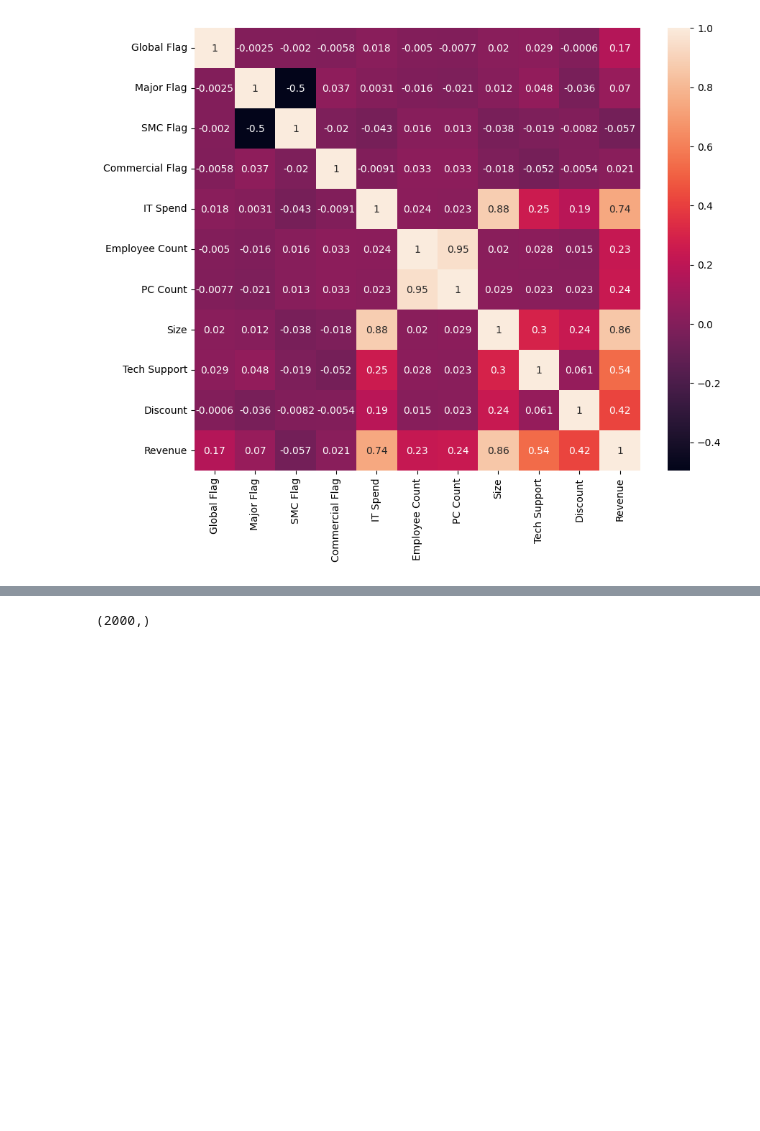
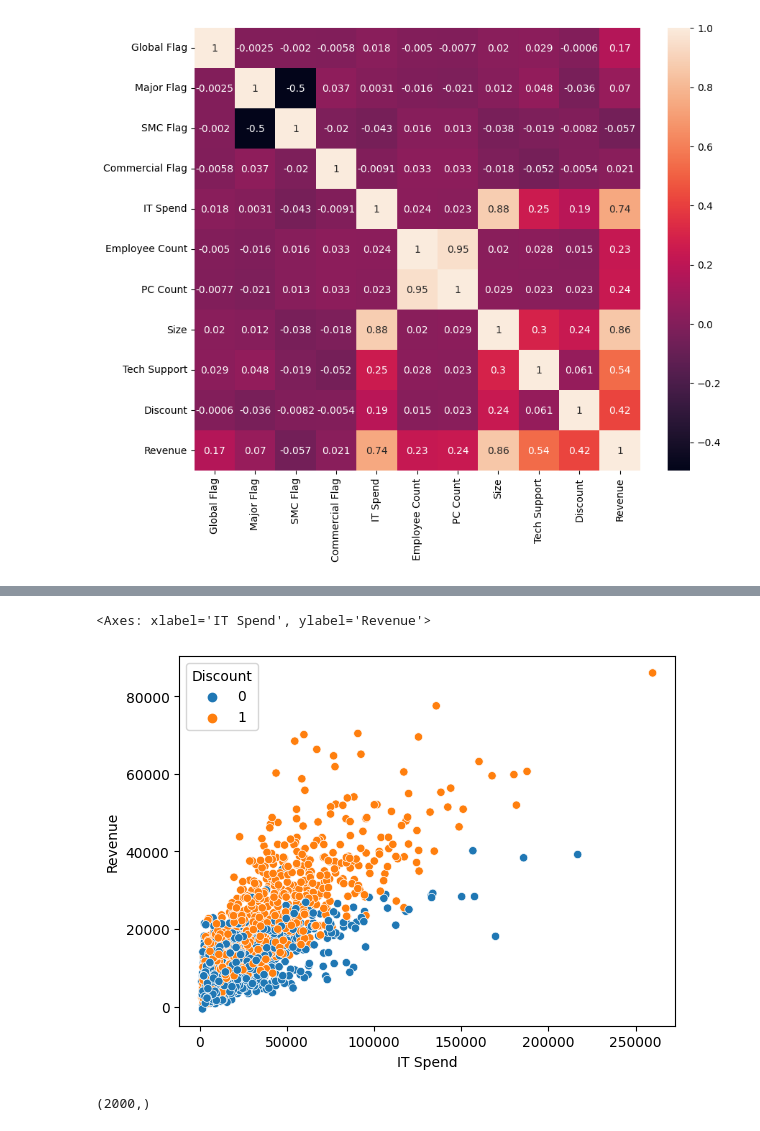
Before and after one commit to sooluh/software-revenue, a Jupyter notebook: notebook.ipynb, the cells around one changed output, grey strips where cells are left out. Drawn from its saved outputs; the diff is of its cells as text; code cells hidden in the pictures; blank space fills up the shorter version.

```diff
--- a/notebook.ipynb
+++ b/notebook.ipynb
@@ -96,3 +101,8 @@ sns.heatmap(df.corr(), annot=True)
+# %%
+sns.scatterplot(y=df['Revenue'], x=df['IT Spend'], hue=df['Discount'])
+# %% [output]
+<Axes: xlabel='IT Spend', ylabel='Revenue'>
+[figure, added]
 # %%
 features = ['Global Flag', 'Major Flag', 'SMC Flag', 'Commercial Flag', 'IT Spend', 'Employee Count', 'PC Count', 'Size', 'Tech Support', 'Discount']
 X = df[features]
```
Also changed, not shown: parts of 3 cells of this notebook.
